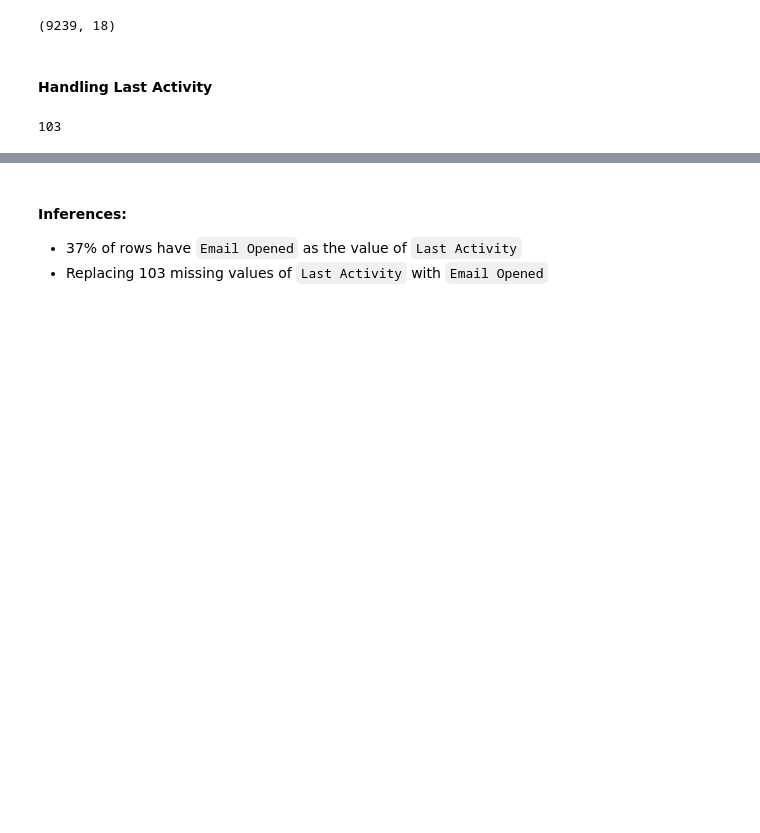
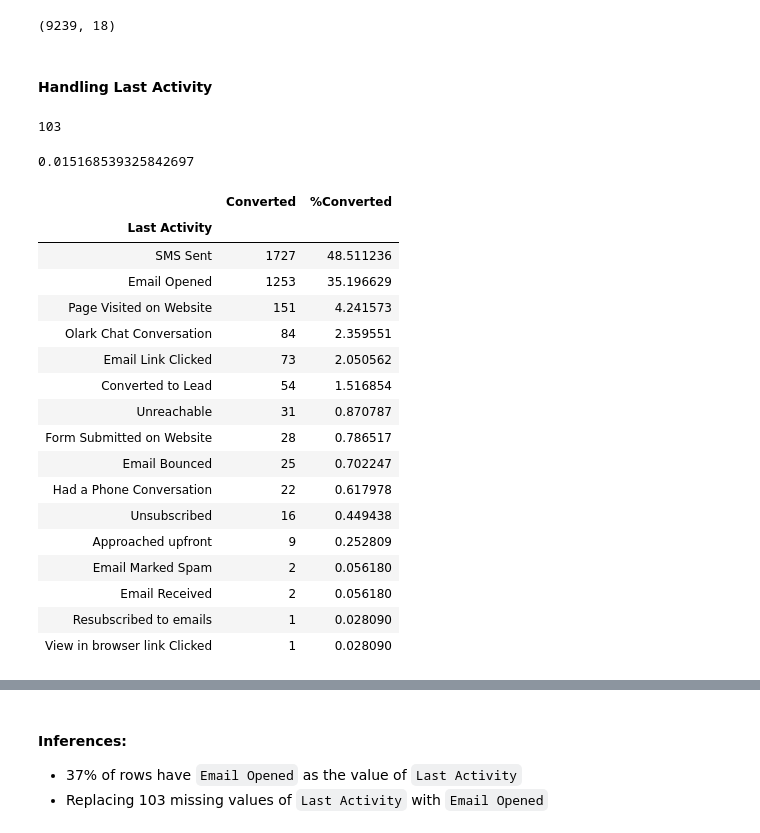
Before and after one commit to kanika1101/Logistic_Regression, a Jupyter notebook: Logistic_Lead_Scoring_Case_Study/Lead_Scoring.ipynb, the cells around one changed output, grey strips where cells are left out. Drawn from its saved outputs; the diff is of its cells as text; code cells hidden in the pictures; blank space fills up the shorter version.

```diff
--- a/Logistic_Lead_Scoring_Case_Study/Lead_Scoring.ipynb
+++ b/Logistic_Lead_Scoring_Case_Study/Lead_Scoring.ipynb
@@ -550,6 +550,34 @@ lead_data.shape
 lead_data['Last Activity'].isnull().sum()
 # %% [output]
 103
+# %%
+len(lead_data.loc[(lead_data['Last Activity'] == 'Converted to Lead') & (lead_data['Converted'] == 1)])/len(lead_data.loc[(lead_data['Converted'] == 1)])
+# %% [output]
+0.015168539325842697
+# %%
+df = lead_data.loc[(lead_data['Converted'] == 1)]
+df = pd.DataFrame(df.groupby(by='Last Activity')['Converted'].count())
+df['%Converted'] = 100*(df['Converted']/lead_data['Converted'].sum())
+df.sort_values(by='%Converted',ascending=False)
+# %% [output]
+|  | Converted | %Converted |
+| Last Activity |  |  |
+| SMS Sent | 1727 | 48.511236 |
+| Email Opened | 1253 | 35.196629 |
+| Page Visited on Website | 151 | 4.241573 |
+| Olark Chat Conversation | 84 | 2.359551 |
+| Email Link Clicked | 73 | 2.050562 |
+| Converted to Lead | 54 | 1.516854 |
+| Unreachable | 31 | 0.870787 |
+| Form Submitted on Website | 28 | 0.786517 |
+| Email Bounced | 25 | 0.702247 |
+| Had a Phone Conversation | 22 | 0.617978 |
+| Unsubscribed | 16 | 0.449438 |
+| Approached upfront | 9 | 0.252809 |
+| Email Marked Spam | 2 | 0.056180 |
+| Email Received | 2 | 0.056180 |
+| Resubscribed to emails | 1 | 0.028090 |
+| View in browser link Clicked | 1 | 0.028090 |
 # %%
 lastActivity = check_skewness('Last Activity')
 #print(df)
```
Also changed, not shown: parts of 32 cells of this notebook, 2 other files.
